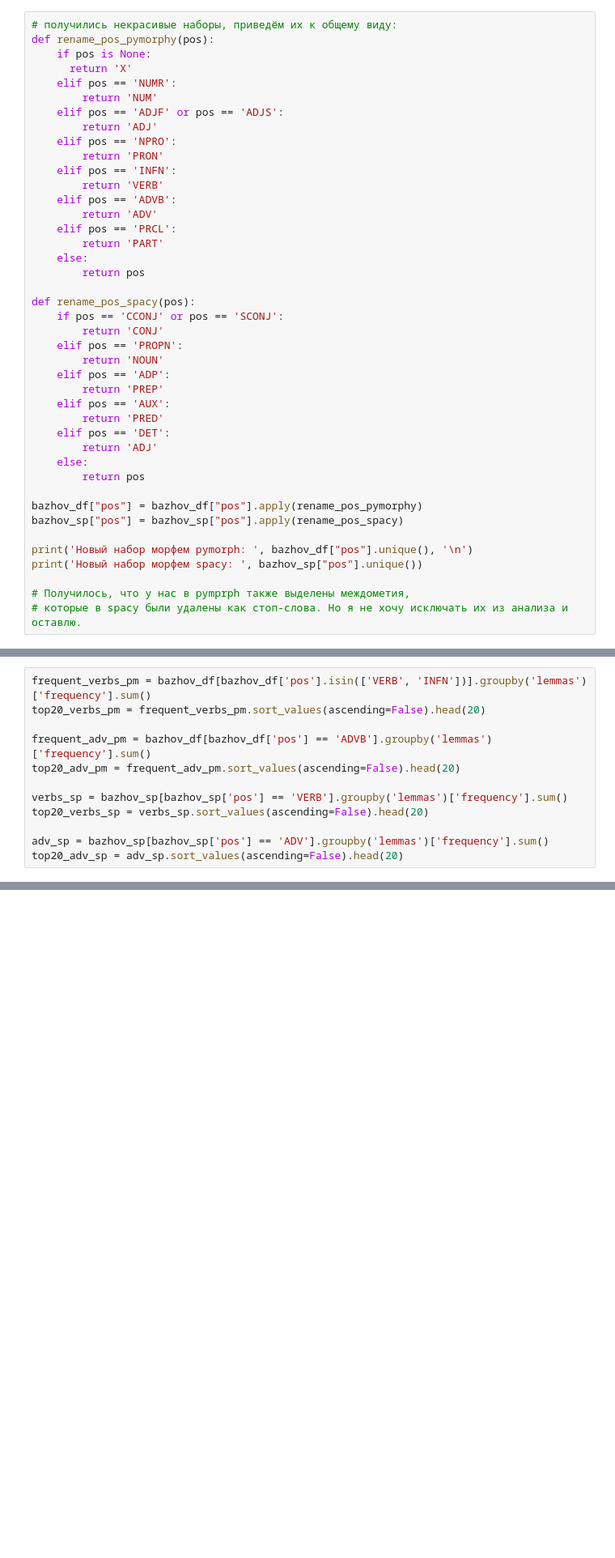
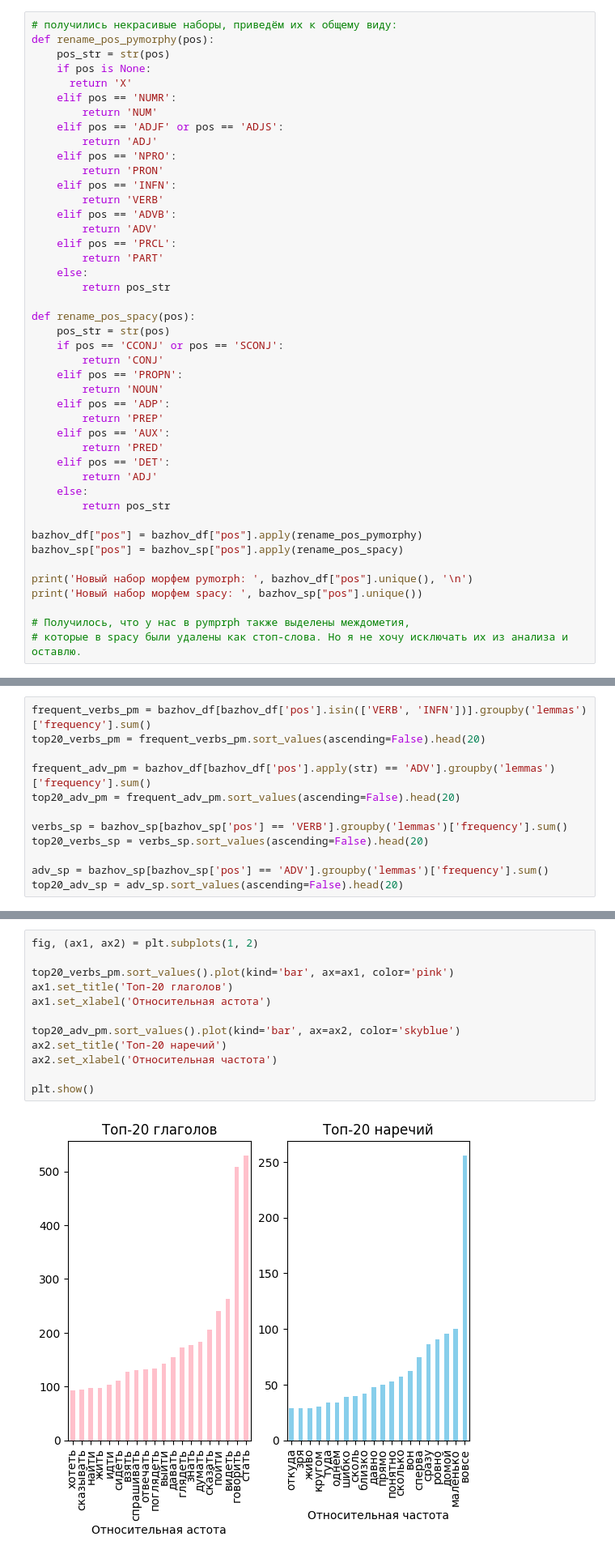
Before and after one commit to chugcha/hw_proga, a Jupyter notebook: hw_2.ipynb, the cells around one changed output, grey strips where cells are left out. Shown at 81% size. Drawn from its saved outputs; the diff is of its cells as text; blank space fills up the shorter version.

```diff
--- a/hw_2.ipynb
+++ b/hw_2.ipynb
@@ -275,6 +275,7 @@ print('Набор морфем spacy: ', bazhov_sp["pos"].unique())
 # %%
 # получились некрасивые наборы, приведём их к общему виду:
 def rename_pos_pymorphy(pos):
+    pos_str = str(pos)
     if pos is None:
       return 'X'
     elif pos == 'NUMR':
@@ -290,9 +291,10 @@ def rename_pos_pymorphy(pos):
     elif pos == 'PRCL':
         return 'PART'
     else:
-        return pos
+        return pos_str
 
 def rename_pos_spacy(pos):
+    pos_str = str(pos)
     if pos == 'CCONJ' or pos == 'SCONJ':
         return 'CONJ'
     elif pos == 'PROPN':
@@ -304,7 +306,7 @@ def rename_pos_spacy(pos):
     elif pos == 'DET':
         return 'ADJ'
     else:
-        return pos
+        return pos_str
 
 bazhov_df["pos"] = bazhov_df["pos"].apply(rename_pos_pymorphy)
 bazhov_sp["pos"] = bazhov_sp["pos"].apply(rename_pos_spacy)
@@ -408,7 +410,7 @@ plt.show()
 frequent_verbs_pm = bazhov_df[bazhov_df['pos'].isin(['VERB', 'INFN'])].groupby('lemmas')['frequency'].sum()
 top20_verbs_pm = frequent_verbs_pm.sort_values(ascending=False).head(20)
 
-frequent_adv_pm = bazhov_df[bazhov_df['pos'] == 'ADVB'].groupby('lemmas')['frequency'].sum()
+frequent_adv_pm = bazhov_df[bazhov_df['pos'].apply(str) == 'ADV'].groupby('lemmas')['frequency'].sum()
 top20_adv_pm = frequent_adv_pm.sort_values(ascending=False).head(20)
 
 verbs_sp = bazhov_sp[bazhov_sp['pos'] == 'VERB'].groupby('lemmas')['frequency'].sum()
@@ -457,0 +477,14 @@ dtype: int64
+# %%
+fig, (ax1, ax2) = plt.subplots(1, 2)
+
+top20_verbs_pm.sort_values().plot(kind='bar', ax=ax1, color='pink')
+ax1.set_title('Топ-20 глаголов')
+ax1.set_xlabel('Относительная астота')
+
+top20_adv_pm.sort_values().plot(kind='bar', ax=ax2, color='skyblue')
+ax2.set_title('Топ-20 наречий')
+ax2.set_xlabel('Относительная частота')
+
+plt.show()
+# %% [output]
+[figure, added]
```
Also changed, not shown: parts of 17 cells of this notebook.
